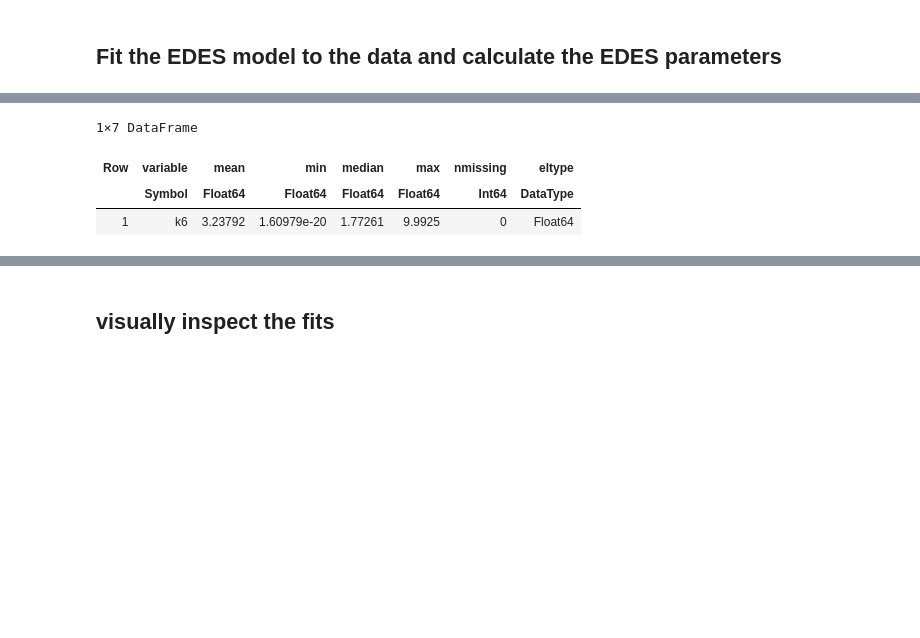
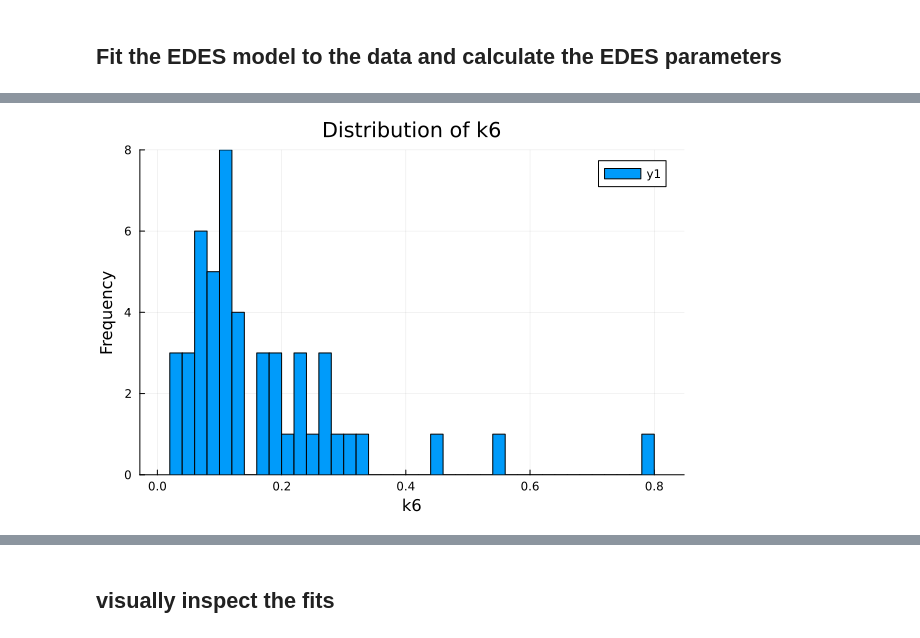
Before and after one commit to JDQuadt/EDES, a Jupyter notebook: MIRLIR_pipeline/Japanese_initial.ipynb, the cells around one changed output, grey strips where cells are left out. Drawn from its saved outputs; the diff is of its cells as text; code cells hidden in the pictures; blank space fills up the shorter version.

```diff
--- a/MIRLIR_pipeline/Japanese_initial.ipynb
+++ b/MIRLIR_pipeline/Japanese_initial.ipynb
@@ -48,17 +43,10 @@ time_I = [0, 30, 60, 90, 120];
 ## Fit the EDES model to the data and calculate the EDES parameters
 # %%
 # fitting hyperparameters
-parameters_to_fit = ["k1", "k5", "k6"]
-ub = [0.5, 1.5, 10.]
-lb =  [0.0005, 0, 0]
+parameters_to_fit = ["k1","k5", "k6"]#, "k8"]
+ub = [0.5, 1.5, 10.]#, 20.]#0.5
+lb =  [0.0005, 0, 0.5]#, 0.]# 0.0005
 save_file = false
-
-# Prepare the patients list with positional and keyword arguments as a tuple
-patients = [
-    (glucose[i, :], insulin[i, :], bodyweight[i], G_dose, time_G, time_I,
-    (parameters_to_fit, ub, lb, save_file))
-    for i in 1:size(glucose, 1)
-];
 # %%
 using Distributed
 
@@ -139,18 +126,18 @@ Task (done) @0x000001cb964b66d0
 # %%
 using Statistics
 
 df_k1 = DataFrame(k1 = [results[i][1] for i in 1:length(results)])
 df_k5 = DataFrame(k5 = [results[i][2] for i in 1:length(results)])
 df_k6 = DataFrame(k6 = [results[i][3] for i in 1:length(results)])
 
 # get statistics of df
 # describe(df_k1)
 
 describe(df_k6)
 
-# describe(df_k5)
+describe(df_k5)
+# create a plot
+using Plots
+histogram(df_k5.k5, bins=50, title="Distribution of k6", xlabel="k6", ylabel="Frequency")
 # %% [output]
-1×7 DataFrame
-| Row | variable | mean | min | median | max | nmissing | eltype |
-|  | Symbol | Float64 | Float64 | Float64 | Float64 | Int64 | DataType |
-| 1 | k6 | 3.23792 | 1.60979e-20 | 1.77261 | 9.9925 | 0 | Float64 |
+[figure, added]
```
Also changed, not shown: parts of 8 cells of this notebook, 17 other files.
